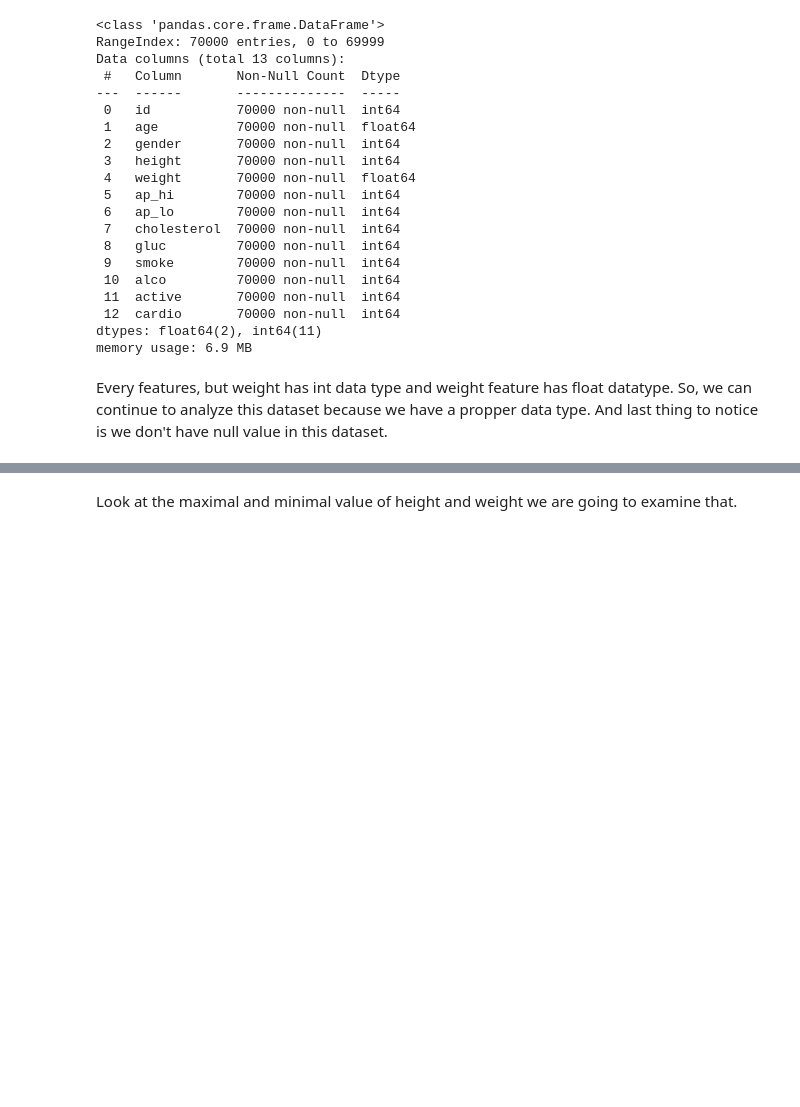
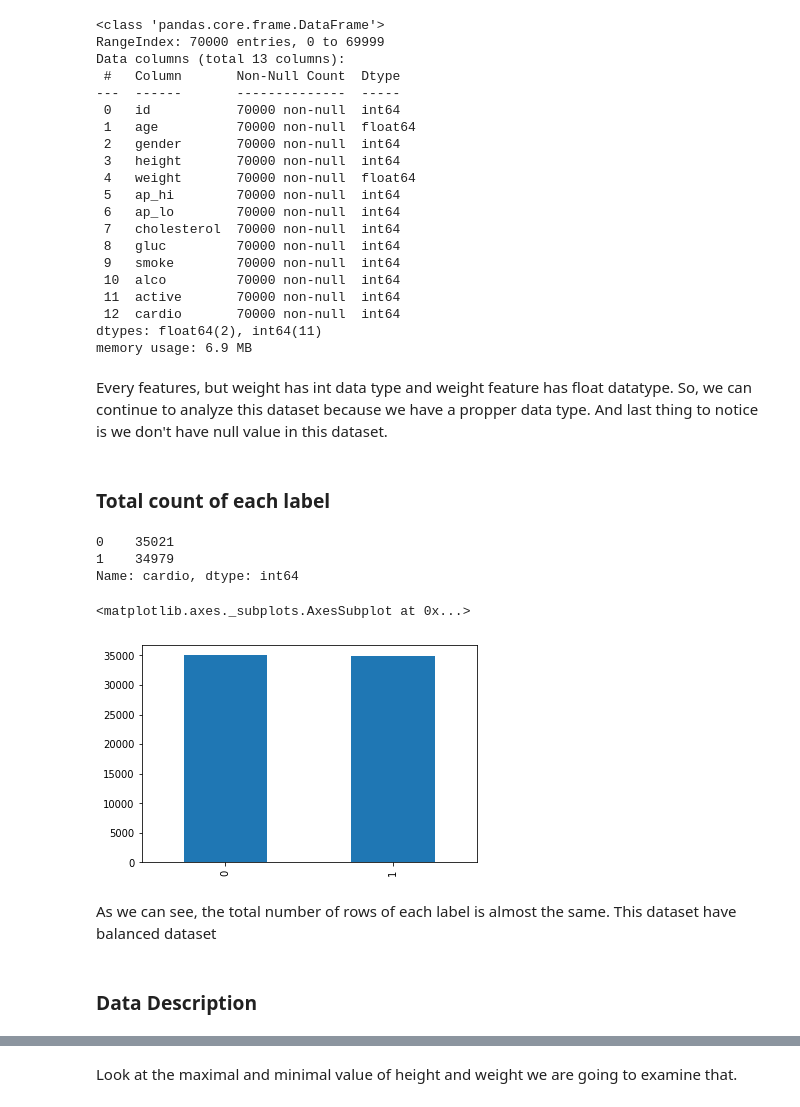
Before and after one commit to reyhanalemmario/bangkit, a Jupyter notebook: first_project.ipynb, the cells around one changed output, grey strips where cells are left out. Drawn from its saved outputs; the diff is of its cells as text; code cells hidden in the pictures; blank space fills up the shorter version.

Commit message:
Add plot for data examination

```diff
--- a/first_project.ipynb
+++ b/first_project.ipynb
@@ -68,6 +76,21 @@ dtypes: float64(2), int64(11)
 memory usage: 6.9 MB
 # %% [markdown]
 Every features, but weight has int data type and weight feature has float datatype. So, we can continue to analyze this dataset because we have a propper data type. And last thing to notice is we don't have null value in this dataset.
+# %% [markdown]
+### Total count of each label
+# %%
+print(data['cardio'].value_counts())
+data["cardio"].value_counts().plot(kind="bar")
+# %% [output]
+0    35021
+1    34979
+Name: cardio, dtype: int64
+<matplotlib.axes._subplots.AxesSubplot at 0x...>
+[figure, added]
+# %% [markdown]
+As we can see, the total number of rows of each label is almost the same. This dataset have balanced dataset
+# %% [markdown]
+### Data Description
 # %%
 data.describe()
 # %% [output]
```
Also changed, not shown: parts of 4 cells of this notebook.
